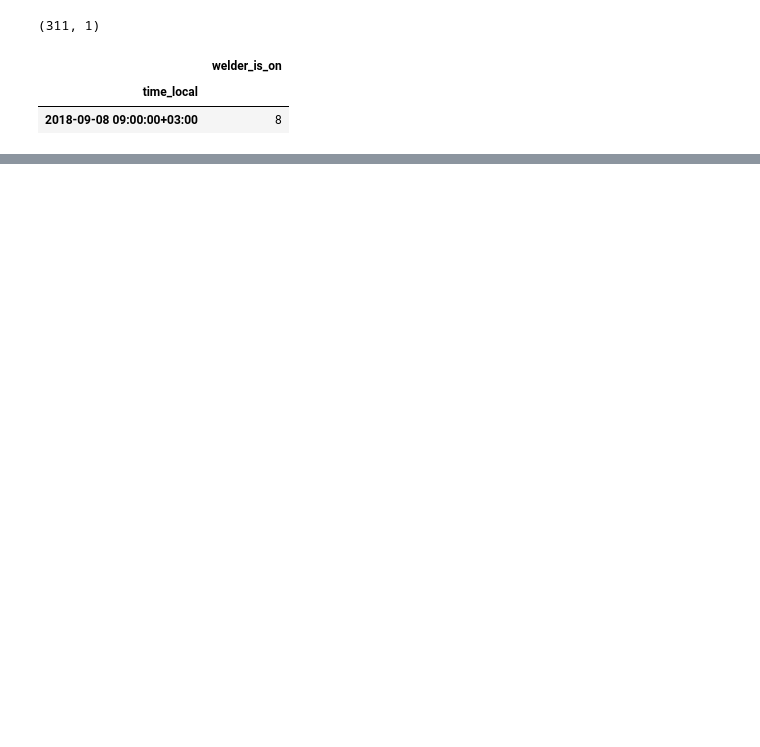
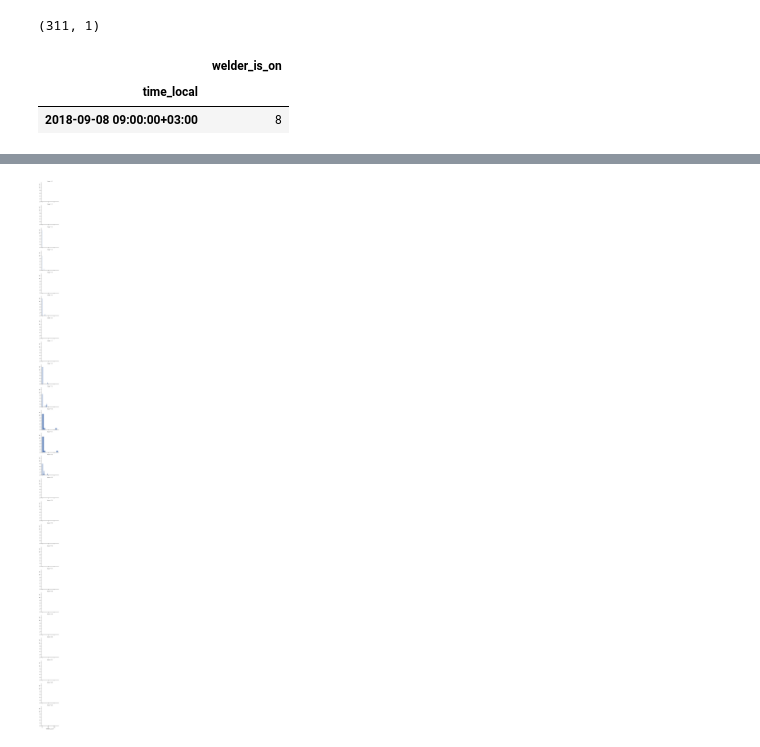
Before and after one commit to RadiantLabs/microgrid-appliance-analysis, a Jupyter notebook: scripts/transform_load_profile.ipynb, the cells around one changed output, grey strips where cells are left out. Saved outputs shown, nothing was run; the diff lists cells and outputs as text; code cells hidden in the pictures; blank space fills up the shorter version.

```diff
--- a/scripts/transform_load_profile.ipynb
+++ b/scripts/transform_load_profile.ipynb
@@ -9,0 +6,19 @@ import pytz
+# %%
+import pandas as pd
+import numpy as np
+import pytz
+import seaborn as sns
+sns.set(style="ticks", color_codes=True)
+
+from matplotlib import pyplot as plt
+%matplotlib inline
+
+import plotly.plotly as py
+import plotly.graph_objs as go
+
+from bokeh.io import output_notebook, show
+from bokeh.models import ColumnDataSource, HoverTool
+from bokeh.plotting import figure
+from bokeh.sampledata.autompg import autompg_clean as df
+from bokeh.transform import factor_cmap
+output_notebook()
@@ -203,0 +241,5 @@ df_mondays
+# %%
+g = sns.FacetGrid(df_hour, row="hour")
+g = g.map(plt.hist, "welder_is_on")
+# %% [output]
+[figure, added]
```
Also changed, not shown: parts of 23 cells of this notebook, 5 other files.
